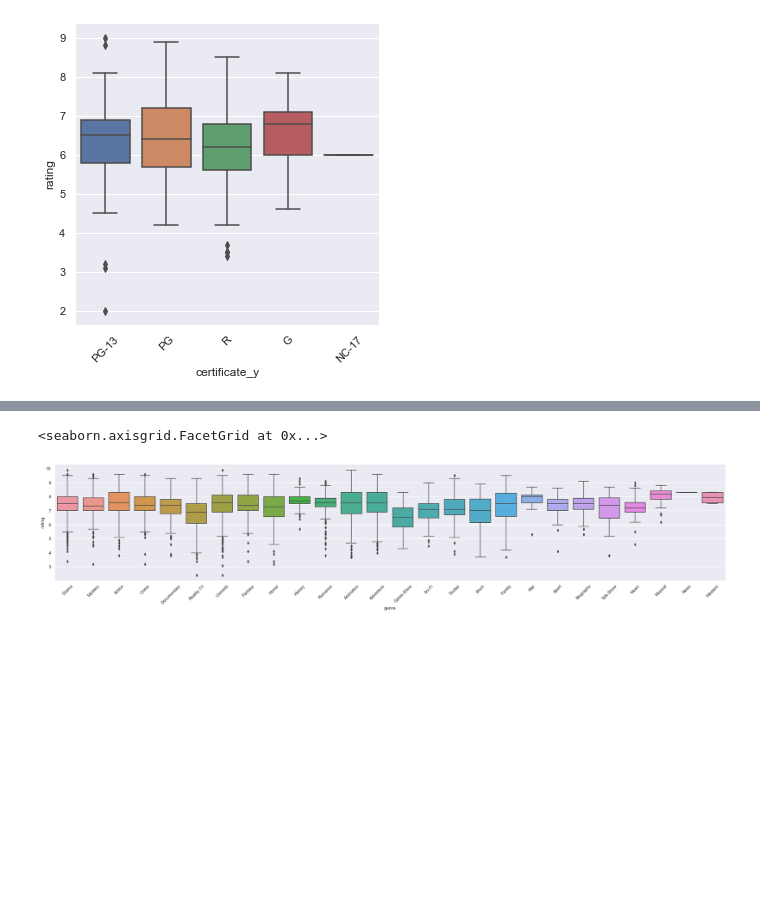
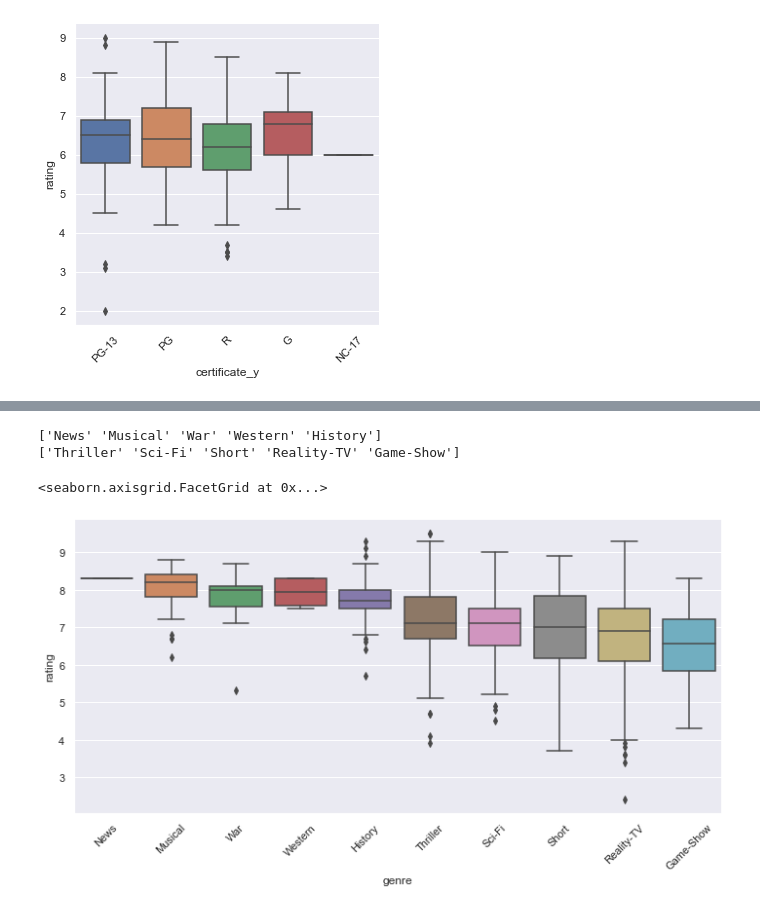
Before and after one commit to drewf24/cs216_final_project, a Jupyter notebook: project prototype.ipynb, the cells around one changed output, grey strips where cells are left out. Drawn from its saved outputs; the diff is of its cells as text; code cells hidden in the pictures; blank space fills up the shorter version.

```diff
--- a/project prototype.ipynb
+++ b/project prototype.ipynb
@@ -297,6 +326,18 @@ graph.set_xticklabels(rotation=45)
 # %%
-graph = sns.catplot(data=cleaned_tv_shows_genre, x='genre', y='rating', kind="box", height=5, aspect=5)
+top_ordered_tv = cleaned_tv_shows_genre.groupby('genre')['rating'].median().sort_values(ascending=False).nlargest().index.values
+bottom_ordered_tv = np.flip(cleaned_tv_shows_genre.groupby('genre')['rating'].median().sort_values(ascending=False).nsmallest().index.values)
+print(top_ordered_tv)
+print(bottom_ordered_tv)
+
+top_bottom_tv = np.append(top_ordered_tv, bottom_ordered_tv)
+graph = sns.catplot(data=cleaned_tv_shows_genre, x='genre', y='rating', kind="box", order=top_bottom_tv, aspect=2)
+
 graph.set_xticklabels(rotation=45)
+
+# graph = sns.catplot(data=cleaned_tv_shows_genre, x='genre', y='rating', kind="box", height=5, aspect=5)
+# graph.set_xticklabels(rotation=45)
 # %% [output]
-<seaborn.axisgrid.FacetGrid at 0x...>
+['News' 'Musical' 'War' 'Western' 'History']
+['Thriller' 'Sci-Fi' 'Short' 'Reality-TV' 'Game-Show']
+<seaborn.axisgrid.FacetGrid at 0x...>
-[figure, old version]
+[figure, new version]
```
Also changed, not shown: parts of 8 cells of this notebook.
